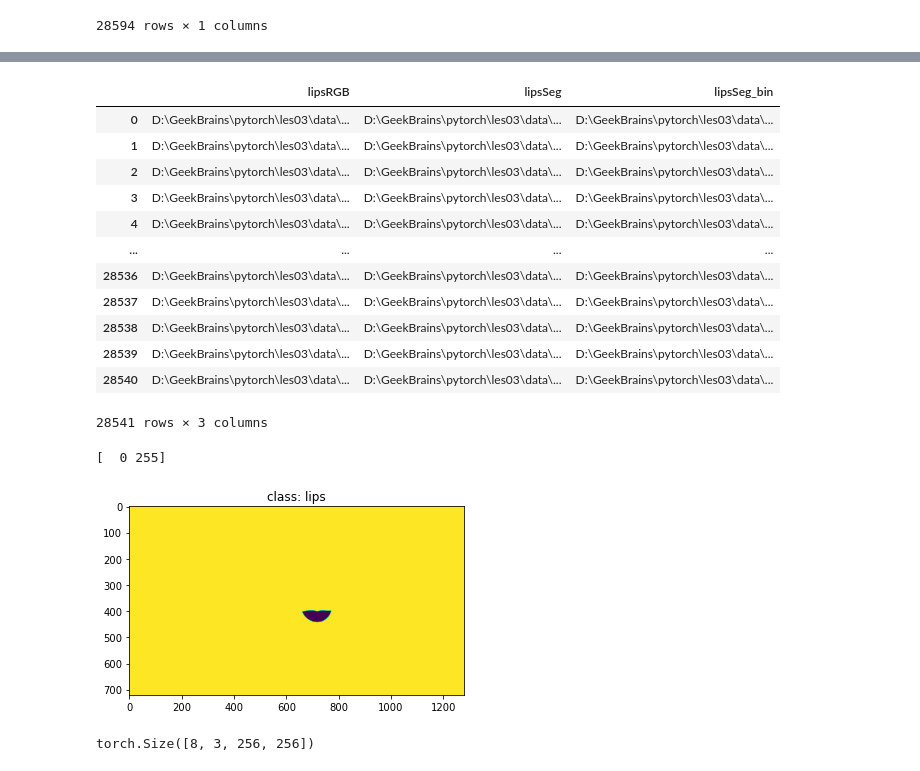
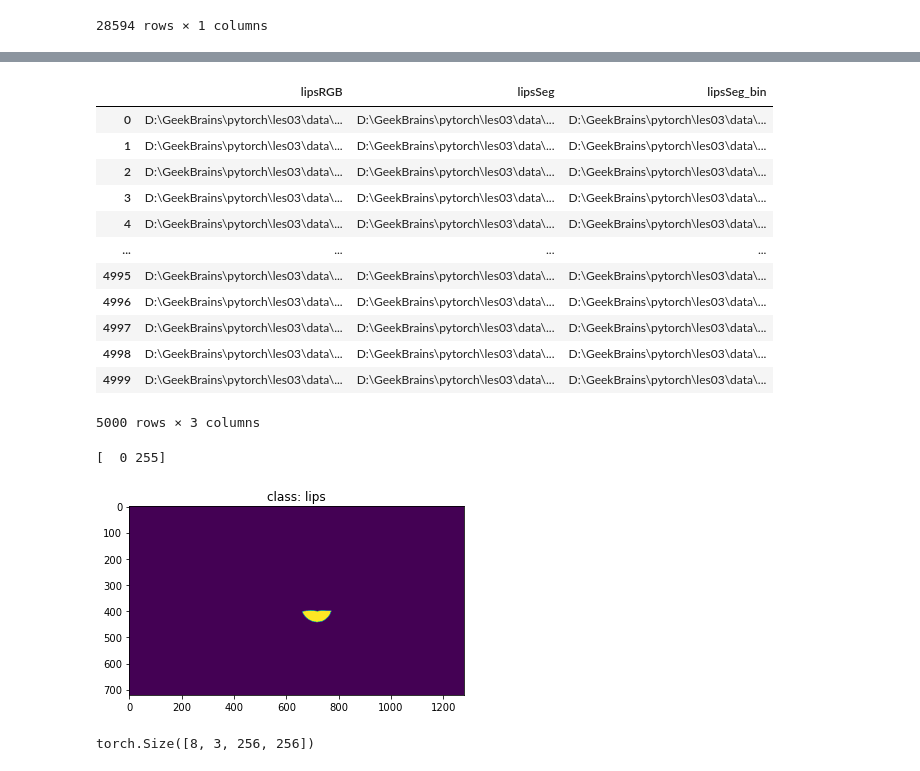
Before and after one commit to hellge83/AI_pytorch, a Jupyter notebook: les03/HW03.ipynb, the cells around one changed output, grey strips where cells are left out. Saved outputs shown, nothing was run; the diff lists cells and outputs as text; code cells hidden in the pictures.

Commit message:
bin img inverted

```diff
--- a/les03/HW03.ipynb
+++ b/les03/HW03.ipynb
@@ -119,5 +121,5 @@ df.to_csv('./paths.csv', index = False)
 # %%
-df = pd.read_csv("./paths.csv")
+df = pd.read_csv("./paths_inverted.csv")
 df
 # %% [output]
 |  | lipsRGB | lipsSeg | lipsSeg_bin |
@@ -127,9 +129,9 @@ df
 | 3 | D:\GeekBrains\pytorch\les03\data\... | D:\GeekBrains\pytorch\les03\data\... | D:\GeekBrains\pytorch\les03\data\... |
 | 4 | D:\GeekBrains\pytorch\les03\data\... | D:\GeekBrains\pytorch\les03\data\... | D:\GeekBrains\pytorch\les03\data\... |
 | ... | ... | ... | ... |
-| 28536 | D:\GeekBrains\pytorch\les03\data\... | D:\GeekBrains\pytorch\les03\data\... | D:\GeekBrains\pytorch\les03\data\... |
-| 28537 | D:\GeekBrains\pytorch\les03\data\... | D:\GeekBrains\pytorch\les03\data\... | D:\GeekBrains\pytorch\les03\data\... |
-| 28538 | D:\GeekBrains\pytorch\les03\data\... | D:\GeekBrains\pytorch\les03\data\... | D:\GeekBrains\pytorch\les03\data\... |
-| 28539 | D:\GeekBrains\pytorch\les03\data\... | D:\GeekBrains\pytorch\les03\data\... | D:\GeekBrains\pytorch\les03\data\... |
-| 28540 | D:\GeekBrains\pytorch\les03\data\... | D:\GeekBrains\pytorch\les03\data\... | D:\GeekBrains\pytorch\les03\data\... |
+| 4995 | D:\GeekBrains\pytorch\les03\data\... | D:\GeekBrains\pytorch\les03\data\... | D:\GeekBrains\pytorch\les03\data\... |
+| 4996 | D:\GeekBrains\pytorch\les03\data\... | D:\GeekBrains\pytorch\les03\data\... | D:\GeekBrains\pytorch\les03\data\... |
+| 4997 | D:\GeekBrains\pytorch\les03\data\... | D:\GeekBrains\pytorch\les03\data\... | D:\GeekBrains\pytorch\les03\data\... |
+| 4998 | D:\GeekBrains\pytorch\les03\data\... | D:\GeekBrains\pytorch\les03\data\... | D:\GeekBrains\pytorch\les03\data\... |
+| 4999 | D:\GeekBrains\pytorch\les03\data\... | D:\GeekBrains\pytorch\les03\data\... | D:\GeekBrains\pytorch\les03\data\... |
-28541 rows × 3 columns
+5000 rows × 3 columns
@@ -139,16 +139,16 @@ df = df[:5000] # сократим количество примеров для
 labels = ['lips']
 # %%
 for i in range(1):
-    mask = plt.imread('D:/GeekBrains/pytorch/les03/data/bin_mask/mask00000001.png')*255
+    mask = plt.imread('D:/GeekBrains/pytorch/les03/data/bin_mask_inverted/mask00000001.png')*255
     mask = np.where(mask == i, 255, 0)
 #     mask = mask[:,:,0]
     print(np.unique(mask))
     plt.title(f'class: {labels[i]}')
     plt.imshow(mask)
     plt.show()
 # %% [output]
 [  0 255]
-[figure, old version]
+[figure, new version]
 # %%
 class CustomDatasetFromImages(Dataset):
     def __init__(self, data_info):
```
Also changed, not shown: parts of 15 cells of this notebook.
